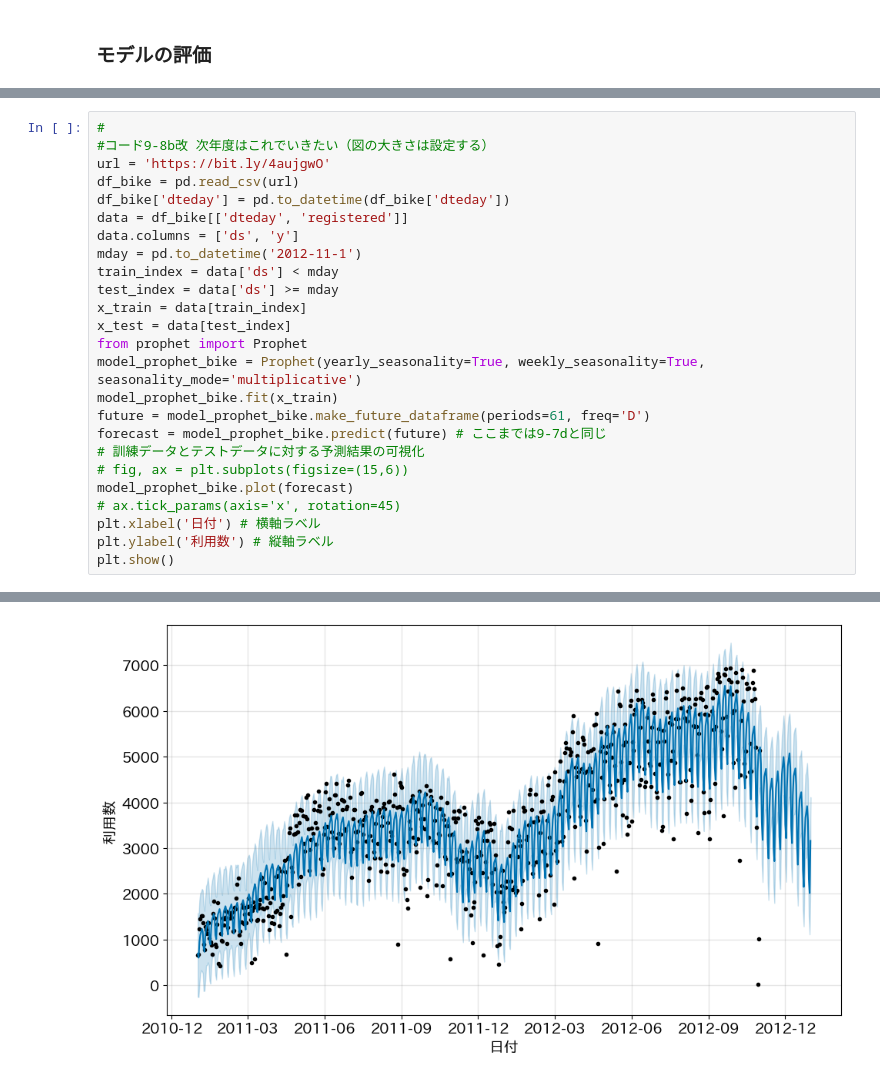
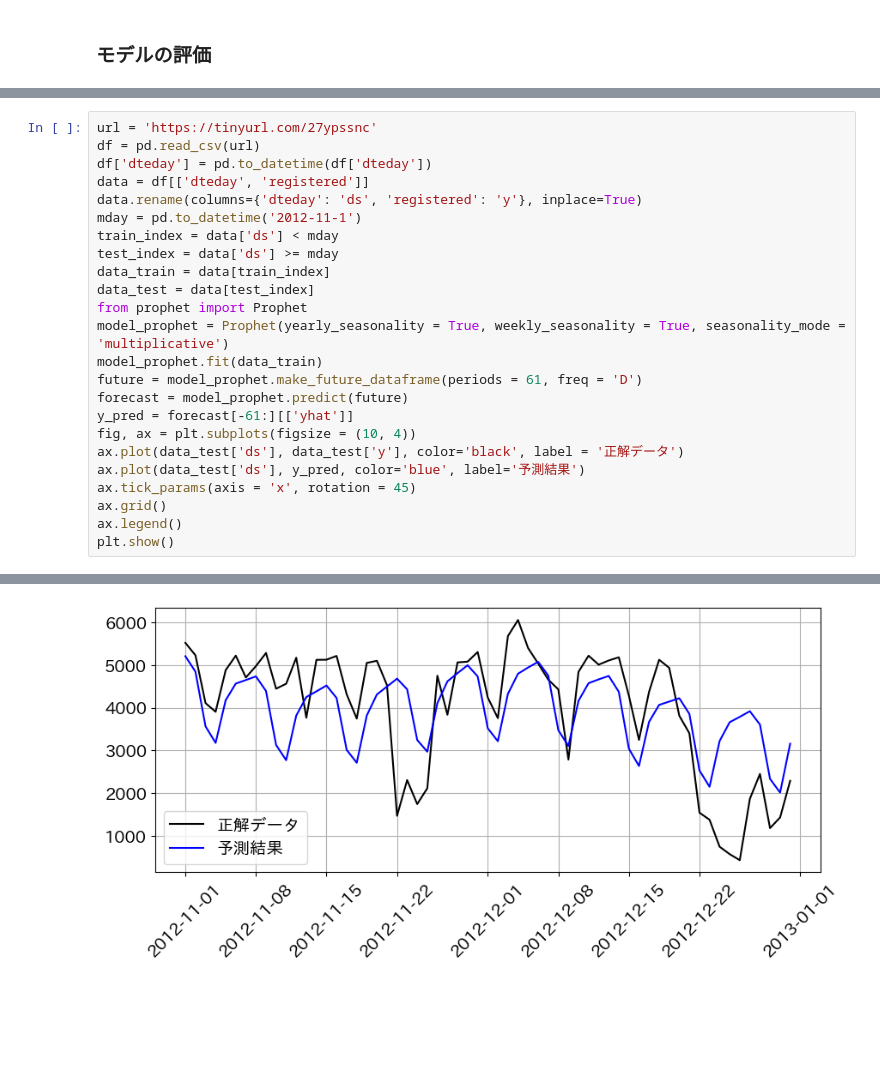
Before and after one commit to yoshida-nu/lec_datascience, a Jupyter notebook: doc/datascience_notebook07.ipynb, the cells around one changed output, grey strips where cells are left out. Saved outputs shown, nothing was run; the diff lists cells and outputs as text; blank space fills up the shorter version.

```diff
--- a/doc/datascience_notebook07.ipynb
+++ b/doc/datascience_notebook07.ipynb
@@ -1244,27 +1294,26 @@ INFO:cmdstanpy:Chain [1] done processing
 # %%
-#
-#コード9-8b改 次年度はこれでいきたい（図の大きさは設定する）
-url = 'https://bit.ly/4aujgwO'
-df_bike = pd.read_csv(url)
-df_bike['dteday'] = pd.to_datetime(df_bike['dteday'])
-data = df_bike[['dteday', 'registered']]
-data.columns = ['ds', 'y']
+url = 'https://tinyurl.com/27ypssnc'
+df = pd.read_csv(url)
+df['dteday'] = pd.to_datetime(df['dteday'])
+data = df[['dteday', 'registered']]
+data.rename(columns={'dteday': 'ds', 'registered': 'y'}, inplace=True)
 mday = pd.to_datetime('2012-11-1')
 train_index = data['ds'] < mday
 test_index = data['ds'] >= mday
-x_train = data[train_index]
-x_test = data[test_index]
+data_train = data[train_index]
+data_test = data[test_index]
 from prophet import Prophet
-model_prophet_bike = Prophet(yearly_seasonality=True, weekly_seasonality=True, seasonality_mode='multiplicative')
-model_prophet_bike.fit(x_train)
-future = model_prophet_bike.make_future_dataframe(periods=61, freq='D')
-forecast = model_prophet_bike.predict(future) # ここまでは9-7dと同じ
-# 訓練データとテストデータに対する予測結果の可視化
-# fig, ax = plt.subplots(figsize=(15,6))
-model_prophet_bike.plot(forecast)
-# ax.tick_params(axis='x', rotation=45)
-plt.xlabel('日付') # 横軸ラベル
-plt.ylabel('利用数') # 縦軸ラベル
+model_prophet = Prophet(yearly_seasonality = True, weekly_seasonality = True, seasonality_mode = 'multiplicative')
+model_prophet.fit(data_train)
+future = model_prophet.make_future_dataframe(periods = 61, freq = 'D')
+forecast = model_prophet.predict(future)
+y_pred = forecast[-61:][['yhat']]
+fig, ax = plt.subplots(figsize = (10, 4))
+ax.plot(data_test['ds'], data_test['y'], color='black', label = '正解データ')
+ax.plot(data_test['ds'], y_pred, color='blue', label='予測結果')
+ax.tick_params(axis = 'x', rotation = 45)
+ax.grid()
+ax.legend()
 plt.show()
 # %% [output]
 INFO:prophet:Disabling daily seasonality. Run prophet with daily_seasonality=True to override this.
@@ -1279,2 +1328,2 @@ INFO:cmdstanpy:Chain [1] start processing
 INFO:cmdstanpy:Chain [1] done processing
-[figure, old version]
+[figure, new version]
```
Also changed, not shown: parts of 27 cells of this notebook.
